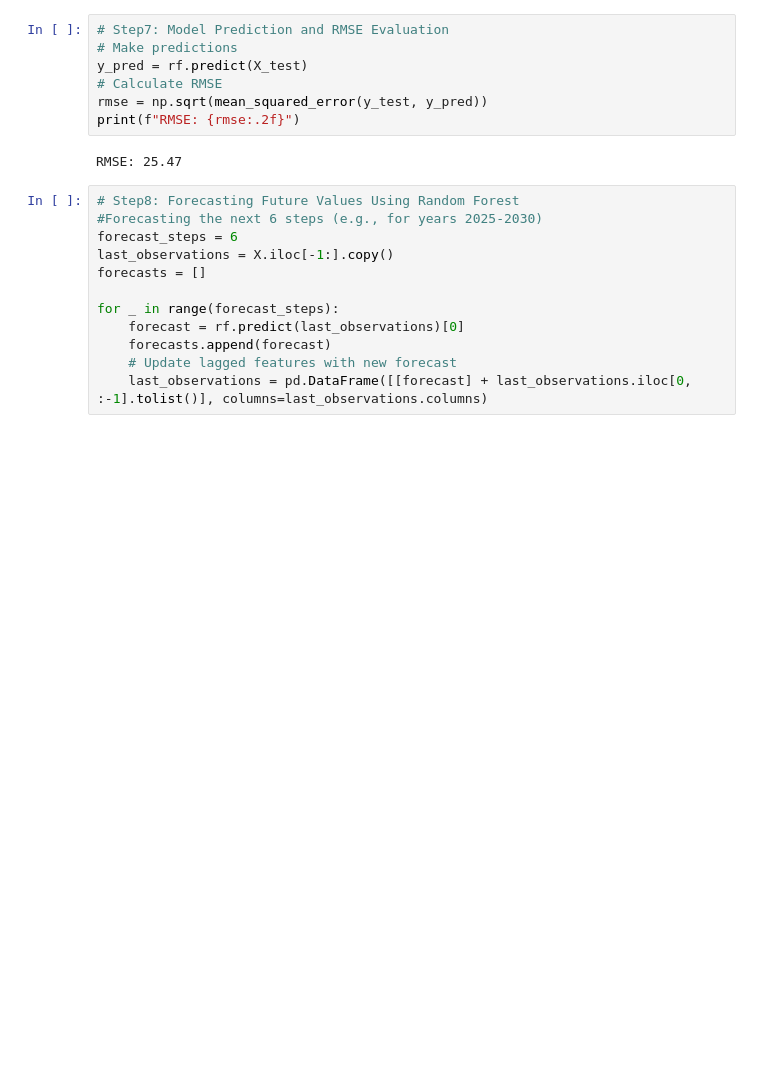
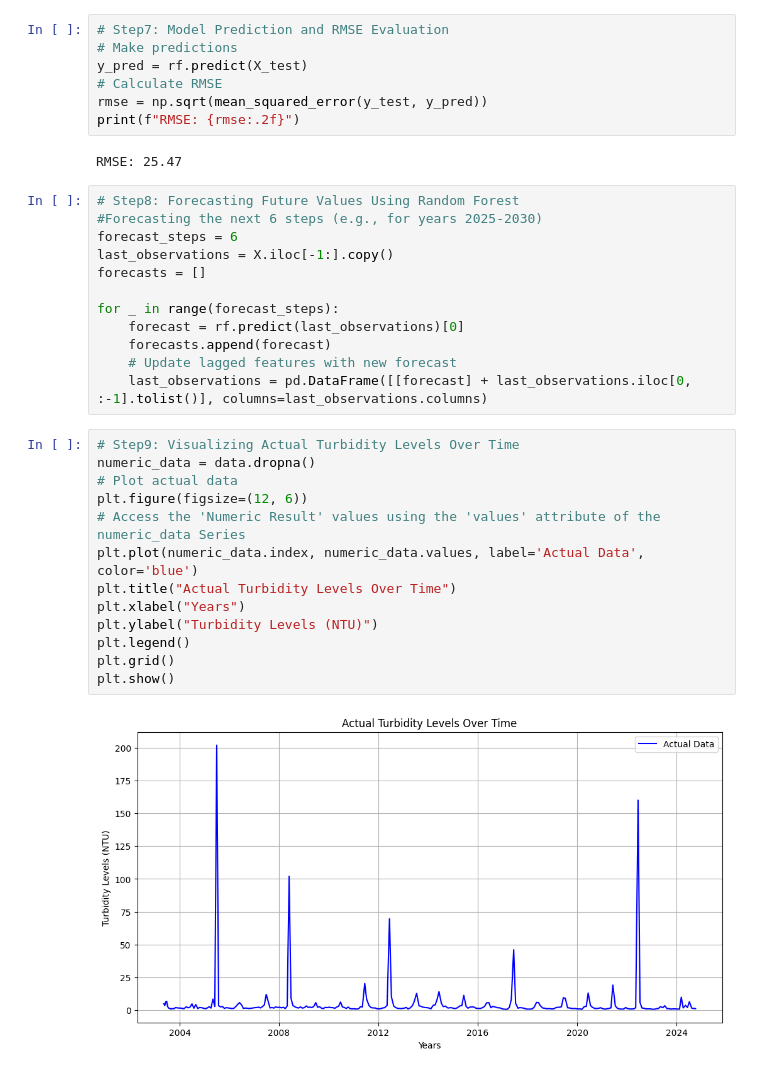
Before and after one commit to MusadSaiyed7/Engg680_Project2024_Group15, a Jupyter notebook: water_assessment_model.ipynb, the cells around one changed output. Saved outputs shown, nothing was run; the diff lists cells and outputs as text; blank space fills up the shorter version.

Commit message:
Fixed Visualized Actual Turbidity Levels Over Time

```diff
--- a/water_assessment_model.ipynb
+++ b/water_assessment_model.ipynb
@@ -80,3 +80,18 @@ for _ in range(forecast_steps):
     forecasts.append(forecast)
     # Update lagged features with new forecast
     last_observations = pd.DataFrame([[forecast] + last_observations.iloc[0, :-1].tolist()], columns=last_observations.columns)
+# %%
+# Step9: Visualizing Actual Turbidity Levels Over Time
+numeric_data = data.dropna()
+# Plot actual data
+plt.figure(figsize=(12, 6))
+# Access the 'Numeric Result' values using the 'values' attribute of the numeric_data Series
+plt.plot(numeric_data.index, numeric_data.values, label='Actual Data', color='blue')
+plt.title("Actual Turbidity Levels Over Time")
+plt.xlabel("Years")
+plt.ylabel("Turbidity Levels (NTU)")
+plt.legend()
+plt.grid()
+plt.show()
+# %% [output]
+[figure, added]
```
